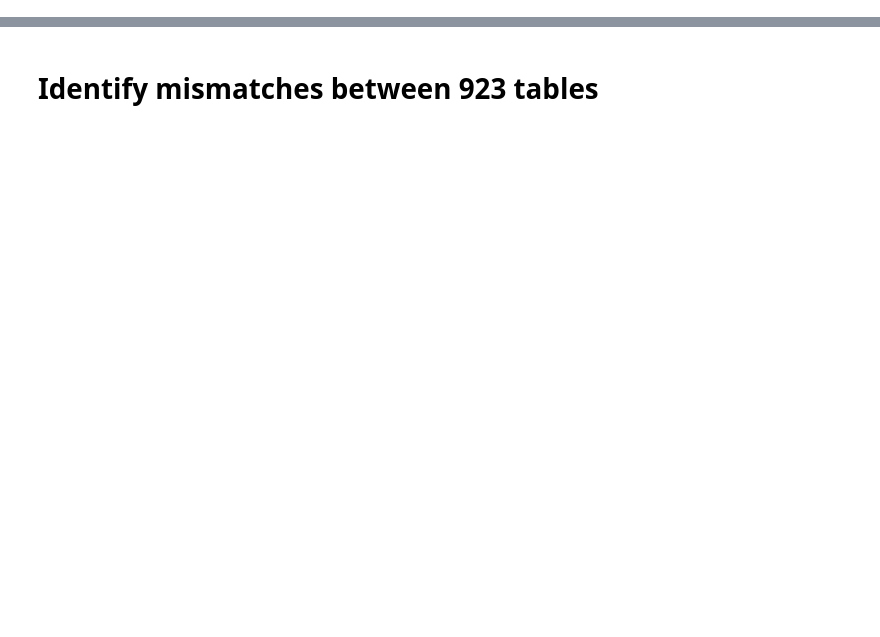
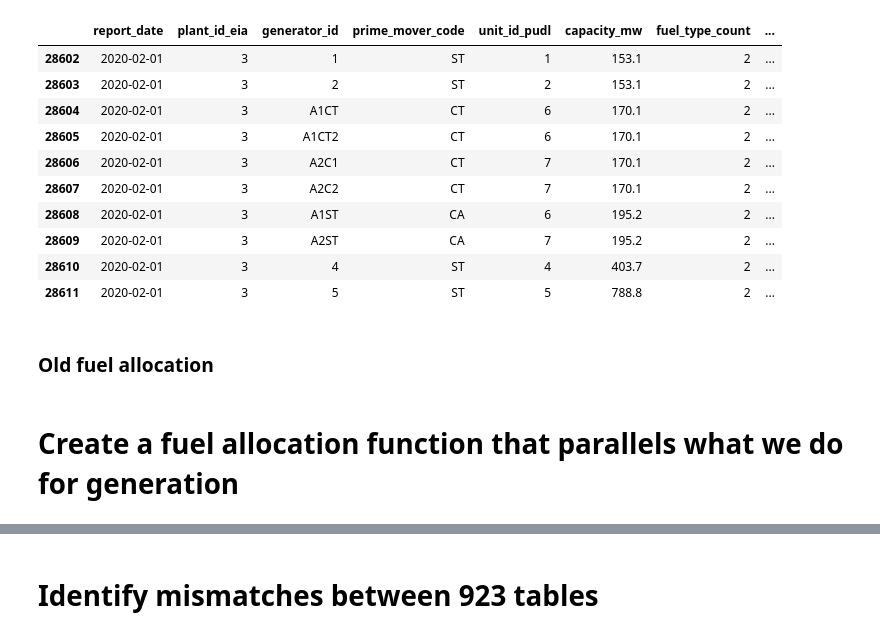
Before and after one commit to singularity-energy/open-grid-emissions, a Jupyter notebook: notebooks/test_distribute_923.ipynb, the cells around one changed output, grey strips where cells are left out. Saved outputs shown, nothing was run; the diff lists cells and outputs as text; code cells hidden in the pictures; blank space fills up the shorter version.

```diff
--- a/notebooks/test_distribute_923.ipynb
+++ b/notebooks/test_distribute_923.ipynb
@@ -0,0 +643,18 @@
+# %%
+gen_pm_fuel[(gen_pm_fuel['plant_id_eia'] == 3) & (gen_pm_fuel['report_date'] == "2020-02-01")]
+# %% [output]
+|  | report_date | plant_id_eia | generator_id | prime_mover_code | unit_id_pudl | capacity_mw | fuel_type_count | ... |
+| 28602 | 2020-02-01 | 3 | 1 | ST | 1 | 153.1 | 2 | ... |
+| 28603 | 2020-02-01 | 3 | 2 | ST | 2 | 153.1 | 2 | ... |
+| 28604 | 2020-02-01 | 3 | A1CT | CT | 6 | 170.1 | 2 | ... |
+| 28605 | 2020-02-01 | 3 | A1CT2 | CT | 6 | 170.1 | 2 | ... |
+| 28606 | 2020-02-01 | 3 | A2C1 | CT | 7 | 170.1 | 2 | ... |
+| 28607 | 2020-02-01 | 3 | A2C2 | CT | 7 | 170.1 | 2 | ... |
+| 28608 | 2020-02-01 | 3 | A1ST | CA | 6 | 195.2 | 2 | ... |
+| 28609 | 2020-02-01 | 3 | A2ST | CA | 7 | 195.2 | 2 | ... |
+| 28610 | 2020-02-01 | 3 | 4 | ST | 4 | 403.7 | 2 | ... |
+| 28611 | 2020-02-01 | 3 | 5 | ST | 5 | 788.8 | 2 | ... |
+# %% [markdown]
+### Old fuel allocation
+# %% [markdown]
+# Create a fuel allocation function that parallels what we do for generation
```
Also changed, not shown: parts of 42 cells of this notebook, 9 other files.
